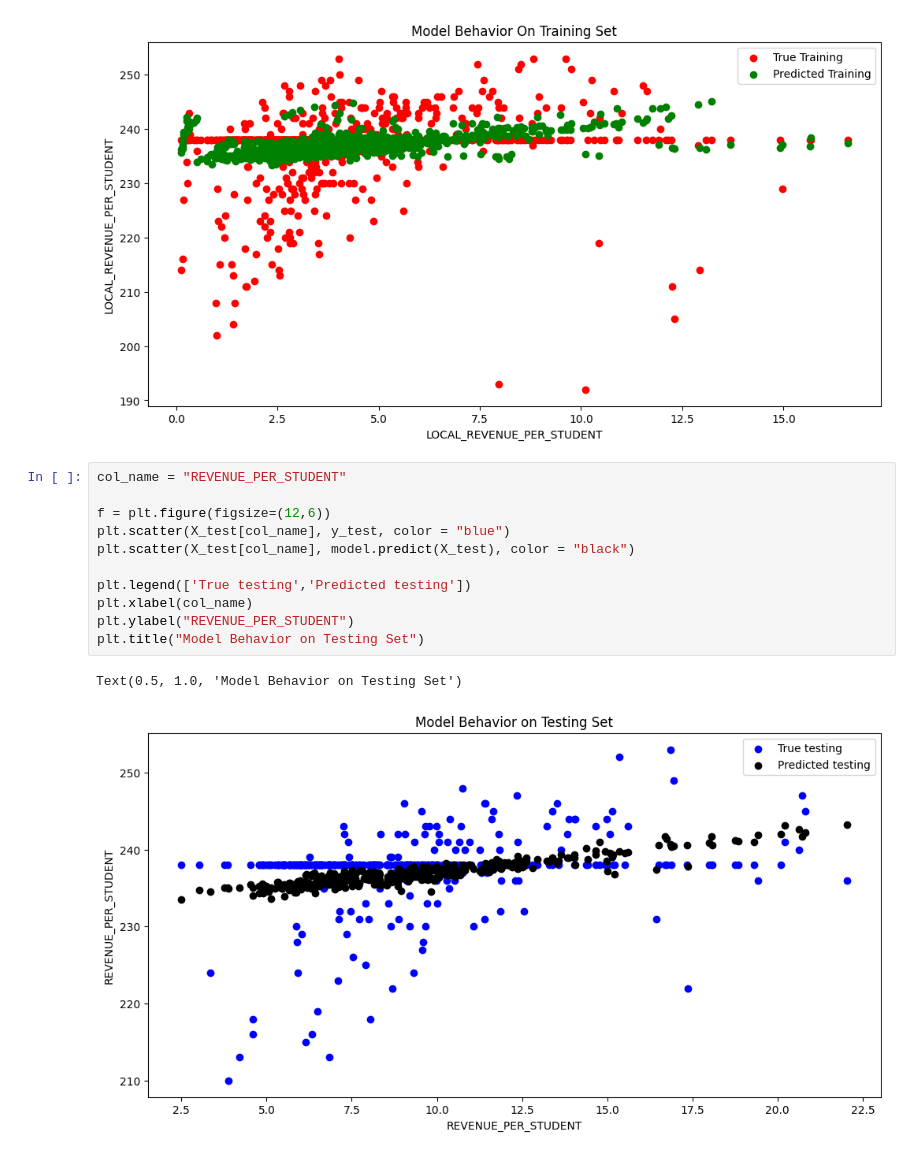
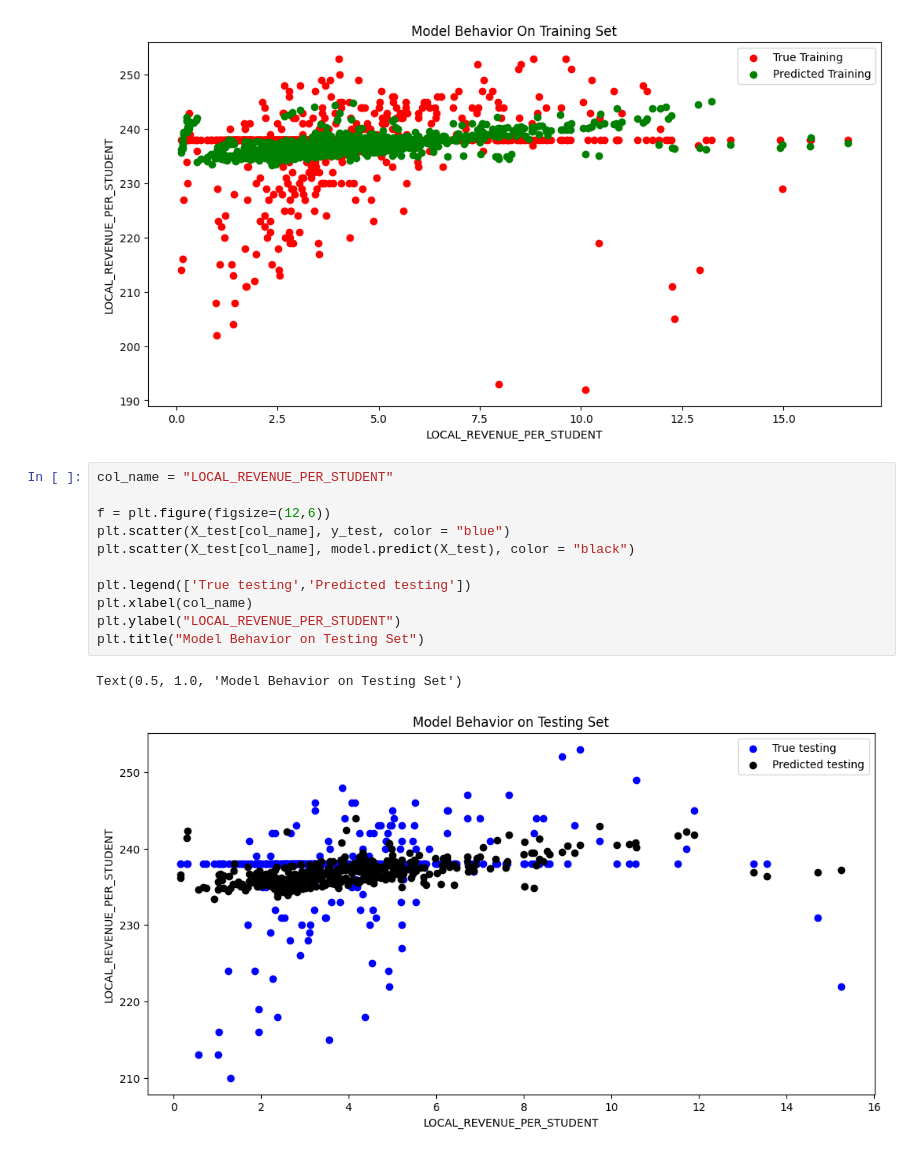
Before and after one commit to shara987/MDST-Tutorial, a Jupyter notebook: tutorial1/checkpoint1.ipynb, the cells around one changed output. Saved outputs shown, nothing was run; the diff lists cells and outputs as text.

```diff
--- a/tutorial1/checkpoint1.ipynb
+++ b/tutorial1/checkpoint1.ipynb
@@ -232,16 +229,16 @@ plt.title("Model Behavior On Training Set")
 Text(0.5, 1.0, 'Model Behavior On Training Set')
 [figure]
 # %%
-col_name = "REVENUE_PER_STUDENT"
+col_name = "LOCAL_REVENUE_PER_STUDENT"
 
 f = plt.figure(figsize=(12,6))
 plt.scatter(X_test[col_name], y_test, color = "blue")
 plt.scatter(X_test[col_name], model.predict(X_test), color = "black")
 
 plt.legend(['True testing','Predicted testing'])
 plt.xlabel(col_name)
-plt.ylabel("REVENUE_PER_STUDENT")
+plt.ylabel("LOCAL_REVENUE_PER_STUDENT")
 plt.title("Model Behavior on Testing Set")
 # %% [output]
 Text(0.5, 1.0, 'Model Behavior on Testing Set')
-[figure, old version]
+[figure, new version]
```
Also changed, not shown: parts of 5 cells of this notebook.
